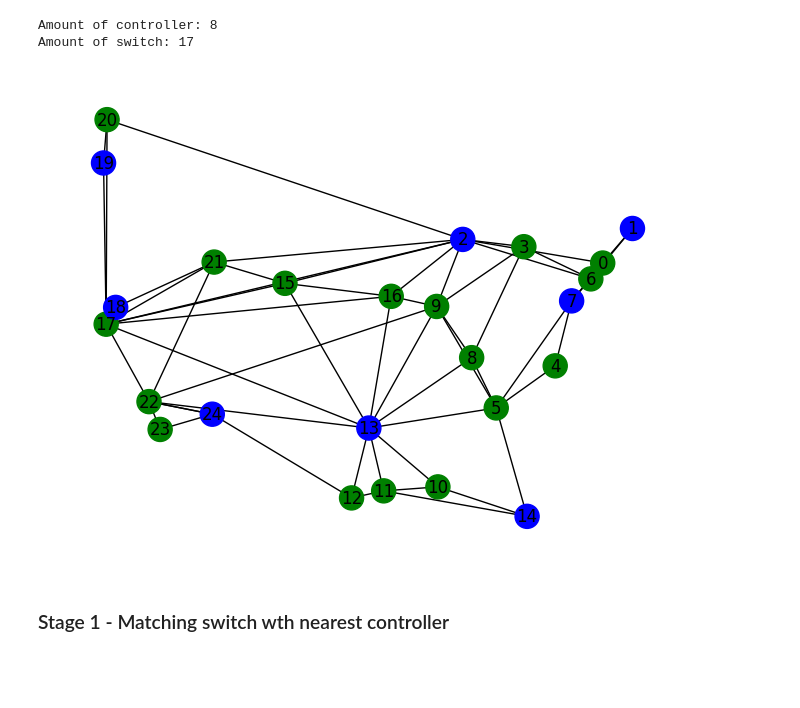
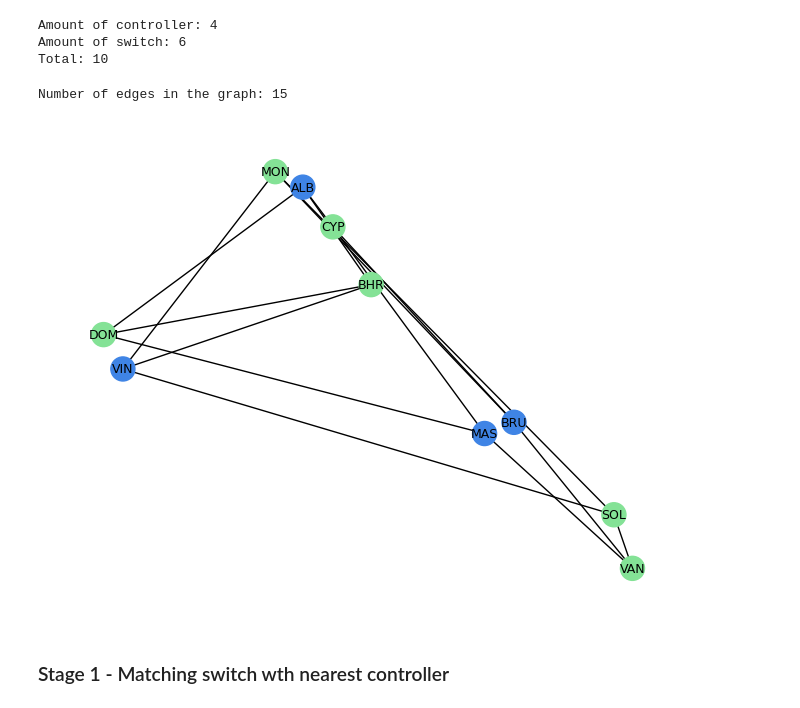
Before and after one commit to pipoomm/topologyzoo, a Jupyter notebook: mumu.ipynb, the cells around one changed output. Cells and saved outputs as stored; diff of their text form; code cells hidden in the pictures; blank space fills up the shorter version.

Commit message:
dataset selection

```diff
--- a/mumu.ipynb
+++ b/mumu.ipynb
@@ -18,0 +47,27 @@ from io import StringIO, BytesIO
+# %%
+# Add city information to node attributes
+url = "https://raw.githubusercontent.com/pipoomm/topologyzoo/main/citylist.json"
+city_list = read_json_city_from_url(url)
+
+node_attributes = {}
+seed_value = 610615011
+
+for i, node in enumerate(G.nodes):
+    random.seed(seed_value)
+    random_number = random.randint(0, 205)
+
+    node_attributes[str(node)] = {
+        'Internal': 1,
+        'Latitude': city_list[random_number]['latitude'],
+        'Country': city_list[random_number]['country'],
+        'type': 'node',
+        'id': int(node),
+        'Longitude': city_list[random_number]['longitude'],
+        'label': city_list[random_number]['capital']
+    }
+    seed_value *= 3
+
+# Set node attributes
+for node, attributes in node_attributes.items():
+     for attr_key, attr_value in attributes.items():
+         G.nodes[node][attr_key] = attr_value
@@ -36,3 +88,14 @@ G = read_graphml_from_url("https://raw.githubusercontent.com/pipoomm/topologyzoo
+# %%
+# Topology dataset
+geant = "https://raw.githubusercontent.com/pipoomm/topologyzoo/main/Geant2012.graphml"  # (37 Nodes, 58 Edges)
+att = "https://raw.githubusercontent.com/pipoomm/topologyzoo/main/AttMpls.graphml"      # (25 Nodes, 57 Edges)
+
+certnet = "https://raw.githubusercontent.com/pipoomm/topologyzoo/main/Cernet.graphml"   # Small network (37 Nodes, 55 Edges)
+tw = "https://raw.githubusercontent.com/pipoomm/topologyzoo/main/Tw.graphml"            # Medium network (76 Nodes, 118 Edges)
+colt = "https://raw.githubusercontent.com/pipoomm/topologyzoo/main/Colt.graphml"        # Large network (149 Node, 178 Edges)
+
+# Load GraphML file
+G = read_graphml_from_url(att)
 # %%
 # Find nodes without 'Latitude' or 'Longitude' attributes
 nodes_to_remove = [n for n, d in G.nodes(data=True) if 'Latitude' not in d or 'Longitude' not in d]
@@ -67,10 +132,16 @@ while "none" in roles.values():
 
 # Set the role attribute for each node
 nx.set_node_attributes(G, roles, "role")
-print(f'Amount of controller: {amount_of_controller}\nAmount of switch: {amount_of_switch}')
+print(f'Amount of controller: {amount_of_controller}\nAmount of switch: {amount_of_switch}\nTotal: {amount_of_controller+amount_of_switch}')
 # %% [output]
-Amount of controller: 8
-Amount of switch: 17
+Amount of controller: 4
+Amount of switch: 6
+Total: 10
+# %%
+num_edges = G.number_of_edges()
+print("Number of edges in the graph:", num_edges)
+# %% [output]
+Number of edges in the graph: 15
 # %%
 # Print the node roles
 for n, r in nx.get_node_attributes(G, "role").items():
@@ -83,18 +154,18 @@ for n, data in G.nodes(data=True):
 # %%
 node_positions = {}
 for node in G.nodes():
   label = G.nodes[node]['id']
   node_positions[node] = (G.nodes[node]['Longitude'], G.nodes[node]['Latitude'])
 
 # Define node colors based on their roles
-node_colors = {"controller": "blue", "switch": "green"}
+node_colors = {"controller": "#3f84e5", "switch": "#84e296"}
 
 # Draw the graph with node colors
-nx.draw(G, node_color=[node_colors[G.nodes[n]["role"]] for n in G.nodes()], pos=node_positions, labels={node: G.nodes[node]['id'] for node in G.nodes()},with_labels=True)
+nx.draw(G, node_color=[node_colors[G.nodes[n]["role"]] for n in G.nodes()], pos=node_positions, labels={node: G.nodes[node]['label'] for node in G.nodes()},with_labels=True,node_size=300, font_size=9)
 
 # Show the plot
 plt.show()
 # %% [output]
-[figure, old version]
+[figure, new version]
 # %% [markdown]
 ### Stage 1 - Matching switch wth nearest controller
```
Also changed, not shown: parts of 29 cells of this notebook.
